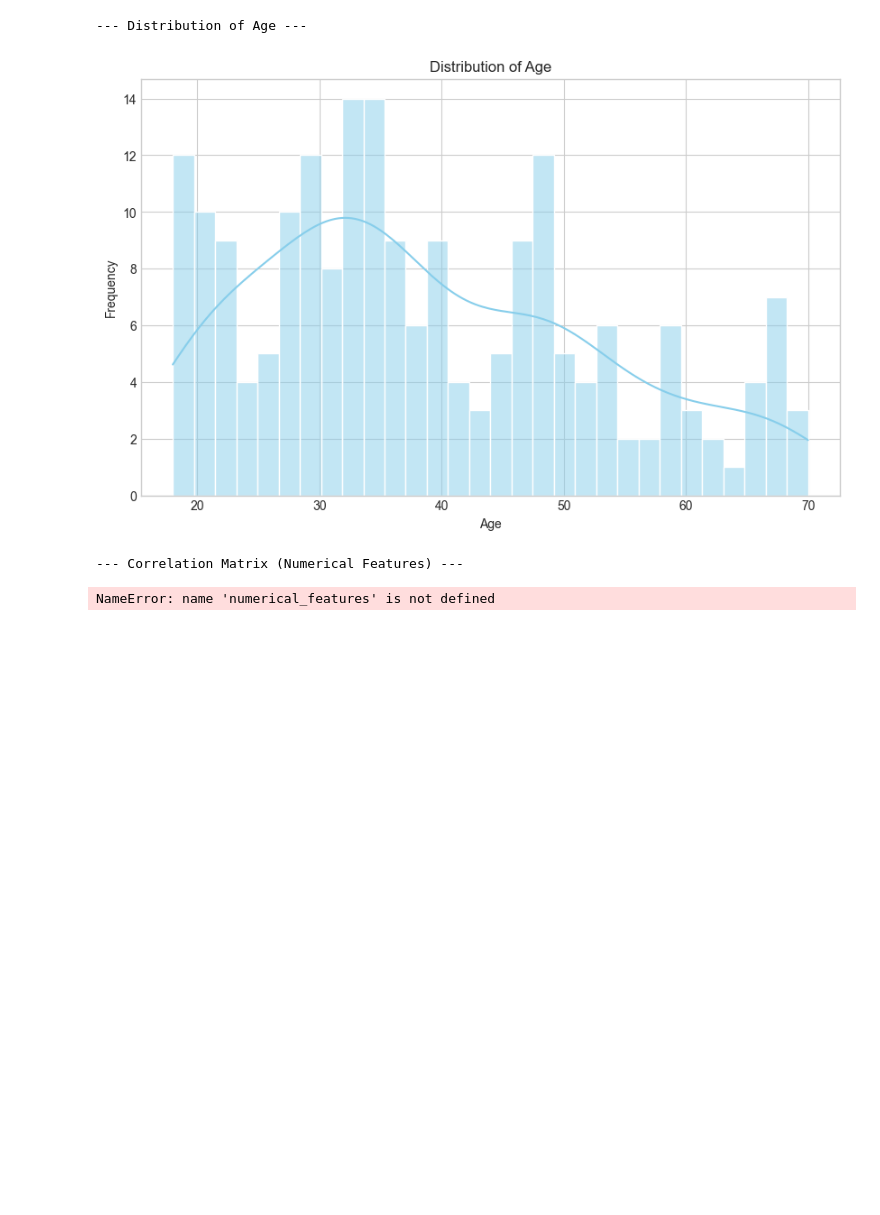
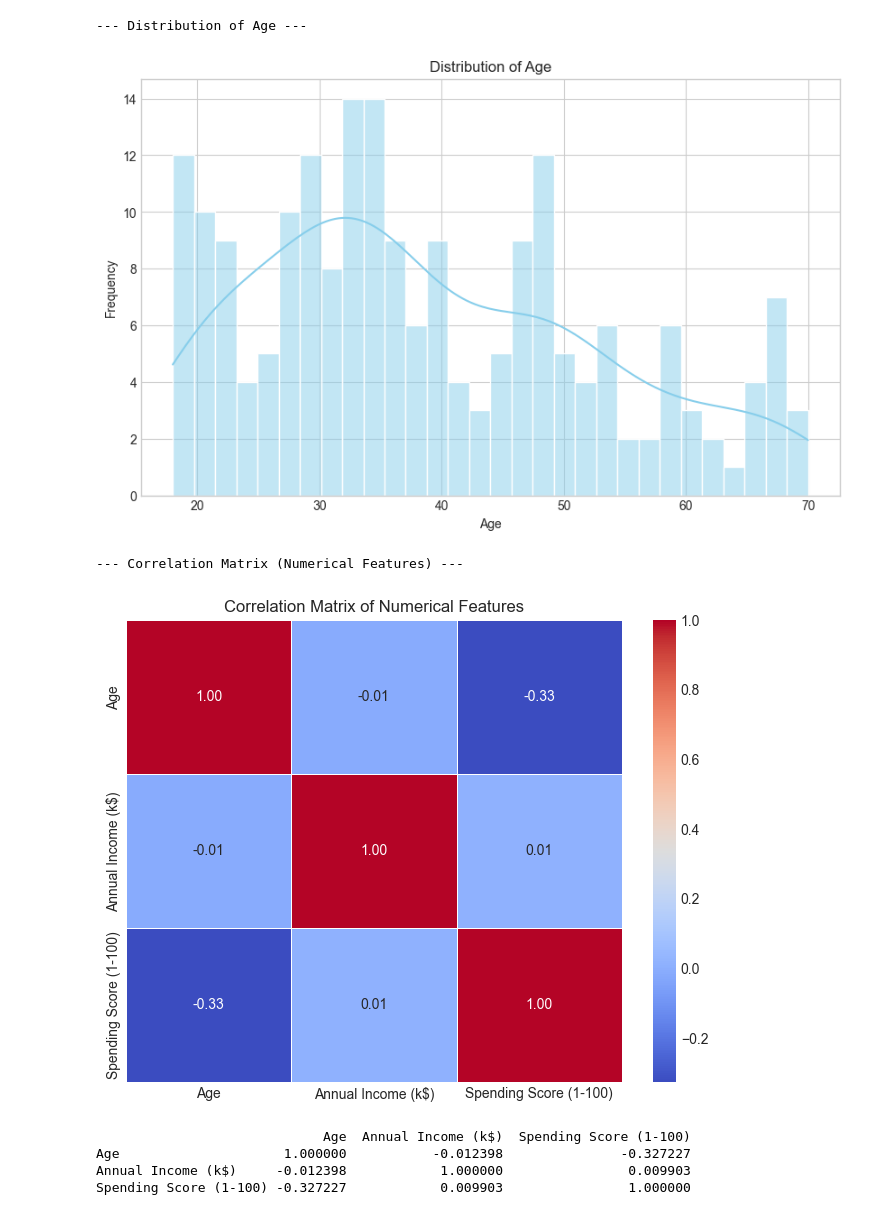
Before and after one commit to Comprehensive-Wall28/Data-Analysis, a Jupyter notebook: Ass3.ipynb, the cells around one changed output. Cells and saved outputs as stored; diff of their text form; code cells hidden in the pictures; blank space fills up the shorter version.

```diff
--- a/Ass3.ipynb
+++ b/Ass3.ipynb
@@ -4,6 +4,8 @@ import pandas as pd
 # from mpl_toolkits.axes_grid1.axes_size import AxesX # Not used in this initial exploration
 import matplotlib.pyplot as plt
 import seaborn as sns # Seaborn is great for statistical visualizations
+from sklearn.decomposition import PCA
+import matplotlib.pyplot as plt
 from sklearn.preprocessing import StandardScaler
 # Set a nice style for plots
 plt.style.use('seaborn-v0_8-whitegrid')
@@ -72,39 +74,44 @@ plt.xlabel('Age')
 plt.ylabel('Frequency')
 plt.show()
 
-
+# Identify Numerical Features---
+numerical_features = ['Age', 'Annual Income (k$)', 'Spending Score (1-100)']
 
 print("\n--- Correlation Matrix (Numerical Features) ---")
 correlation_matrix = dataset[numerical_features].corr()
 plt.figure(figsize=(8, 6))
 sns.heatmap(correlation_matrix, annot=True, cmap='coolwarm', fmt=".2f", linewidths=.5)
 plt.title('Correlation Matrix of Numerical Features')
 plt.show()
 print(correlation_matrix)
 # %% [output]
 --- First 5 Rows of the Dataset ---
    Gender  Age  Annual Income (k$)  Spending Score (1-100)
 0    Male   19                  15                      39
 1    Male   21                  15                      81
 2  Female   20                  16                       6
 3  Female   23                  16                      77
 4  Female   31                  17                      40
 
 --- Last 5 Rows of the Dataset ---
      Gender  Age  Annual Income (k$)  Spending Score (1-100)
 195  Female   35                 120                      79
 196  Female   45                 126                      28
 ... (53 lines left out)
 Gender
 Female    112
 Male       88
 Name: count, dtype: int64
 Passing `palette` without assigning `hue` is deprecated and will be removed in v0.14.0. Assign the `x` variable to `hue` and set `legend=False` for the same effect.
 
   sns.countplot(x='Gender', data=dataset, palette='pastel')
 [figure]
 --- Distribution of Age ---
 [figure]
 --- Correlation Matrix (Numerical Features) ---
+[figure, added]
-NameError: name 'numerical_features' is not defined
+                             Age  Annual Income (k$)  Spending Score (1-100)
+Age                     1.000000           -0.012398               -0.327227
+Annual Income (k$)     -0.012398            1.000000                0.009903
+Spending Score (1-100) -0.327227            0.009903                1.000000
 # %%
```
Also changed, not shown: parts of 9 cells of this notebook.
